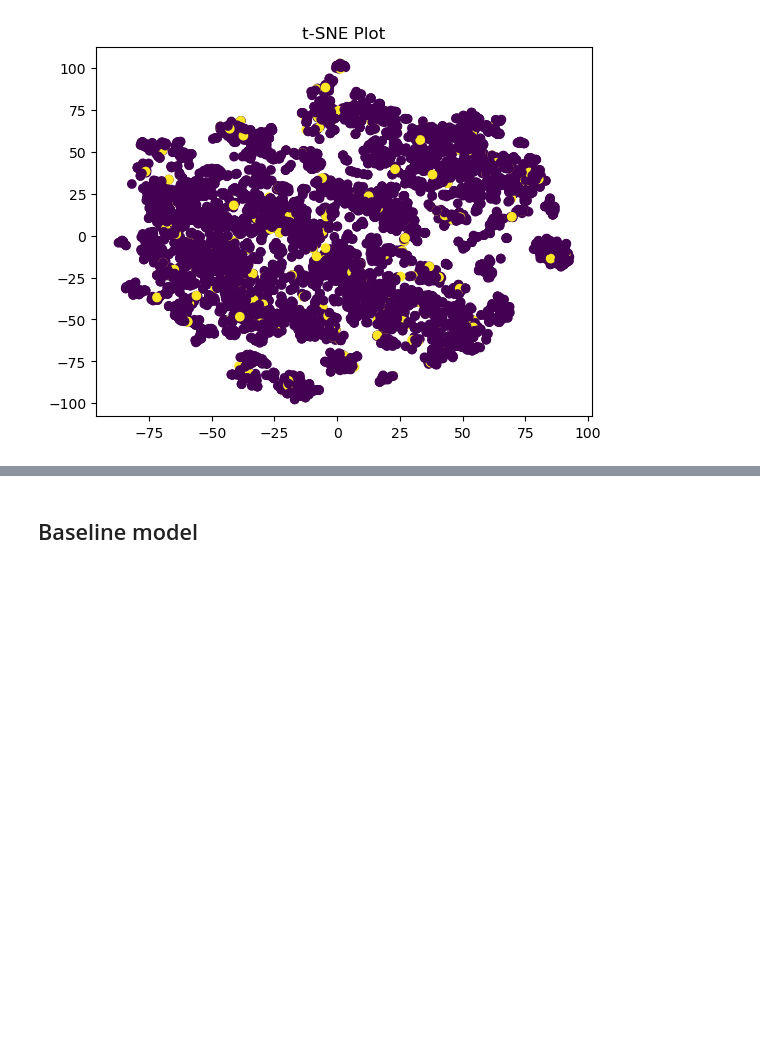
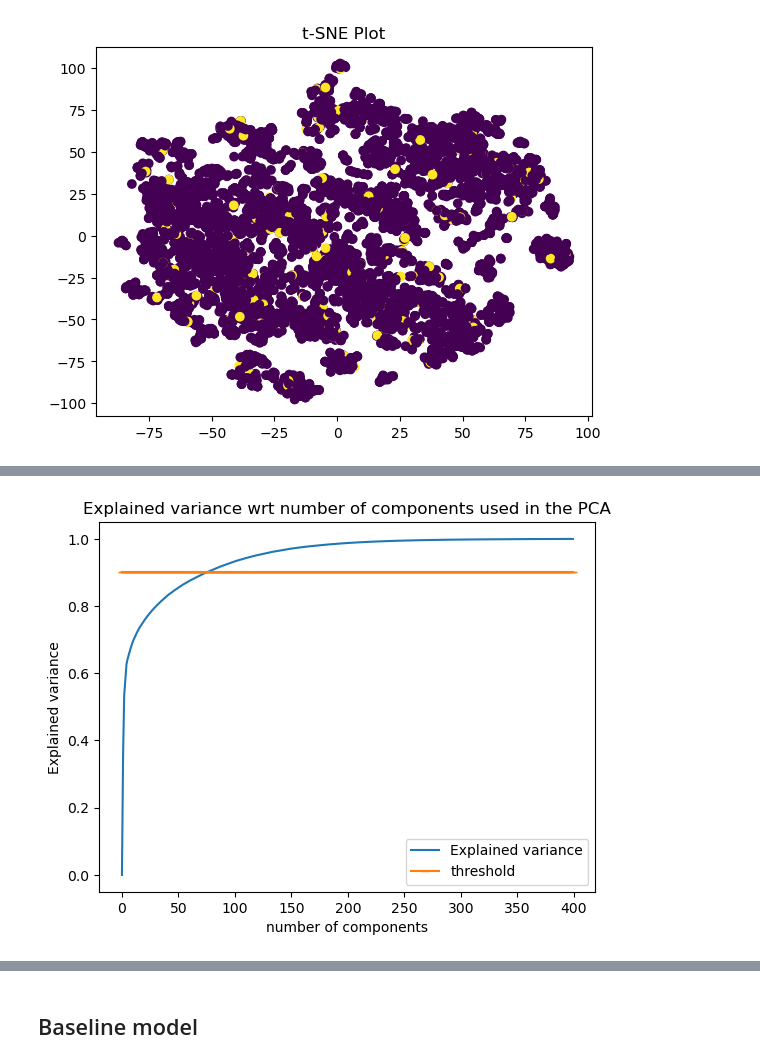
Before and after one commit to Anouar7768/MLNS_molecule_toxicity_detection, a Jupyter notebook: notebooks/Model.ipynb, the cells around one changed output, grey strips where cells are left out. Cells and saved outputs as stored; diff of their text form; code cells hidden in the pictures; blank space fills up the shorter version.

```diff
--- a/notebooks/Model.ipynb
+++ b/notebooks/Model.ipynb
@@ -158,0 +192,5 @@ plot_t_SNE_graph(data_reduced)
+# %%
+## Concatenate Graph2Vec and Mol2Vec
+
+df_conc = pd.concat([df_mol, df], axis=1)
+df_conc.head()
@@ -158,0 +205,6 @@ plot_t_SNE_graph(data_reduced)
+# %%
+## To be able to run
+df_conc = df_conc[:-1]
+Explained_variances_conc = plot_variance_explained_curve_PCA(df_conc, 400, 0.9, False)
+# %% [output]
+[figure, added]
```
Also changed, not shown: parts of 24 cells of this notebook.
